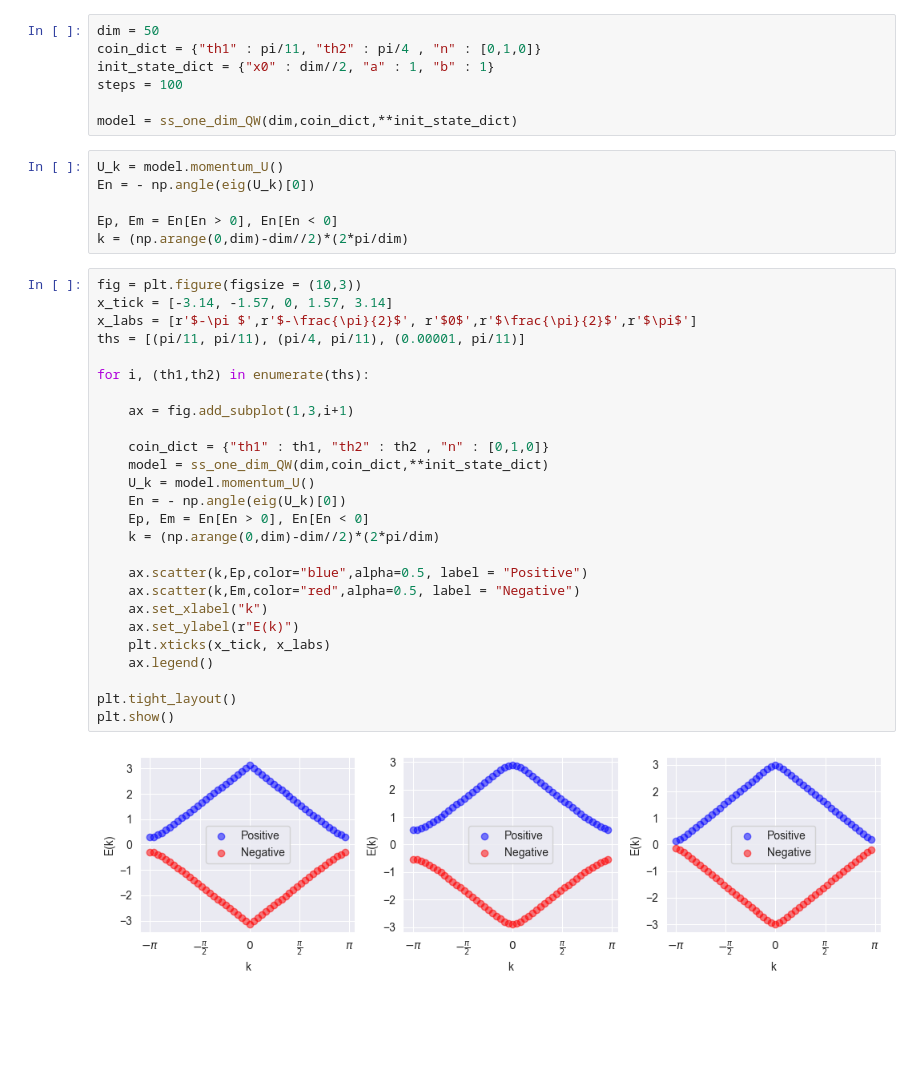
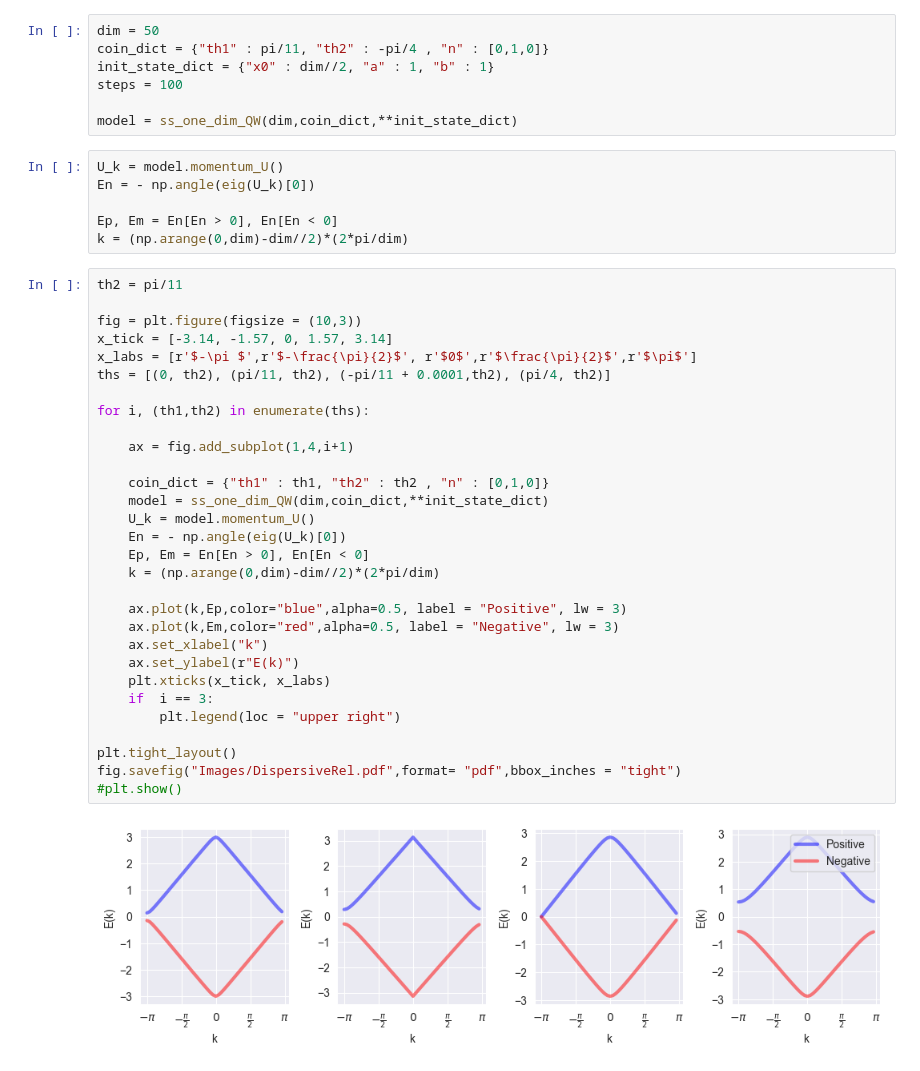
Before and after one commit to JedrekSt/M_thesis, a Jupyter notebook: Results/SSQW.ipynb, the cells around one changed output. Saved outputs shown, nothing was run; the diff lists cells and outputs as text; blank space fills up the shorter version.

```diff
--- a/Results/SSQW.ipynb
+++ b/Results/SSQW.ipynb
@@ -57,6 +56,6 @@ $\displaystyle \left(- \sin{\left(\phi \right)} \sin{\left(\theta \right)} - i \
 # %%
 dim = 50
-coin_dict = {"th1" : pi/11, "th2" : pi/4 , "n" : [0,1,0]}
+coin_dict = {"th1" : pi/11, "th2" : -pi/4 , "n" : [0,1,0]}
 init_state_dict = {"x0" : dim//2, "a" : 1, "b" : 1}
 steps = 100
 
@@ -68,30 +67,34 @@ En = - np.angle(eig(U_k)[0])
 Ep, Em = En[En > 0], En[En < 0]
 k = (np.arange(0,dim)-dim//2)*(2*pi/dim)
 # %%
+th2 = pi/11
+
 fig = plt.figure(figsize = (10,3))
 x_tick = [-3.14, -1.57, 0, 1.57, 3.14]
 x_labs = [r'$-\pi $',r'$-\frac{\pi}{2}$', r'$0$',r'$\frac{\pi}{2}$',r'$\pi$']
-ths = [(pi/11, pi/11), (pi/4, pi/11), (0.00001, pi/11)]
+ths = [(0, th2), (pi/11, th2), (-pi/11 + 0.0001,th2), (pi/4, th2)]
 
 for i, (th1,th2) in enumerate(ths):
 
-    ax = fig.add_subplot(1,3,i+1)
+    ax = fig.add_subplot(1,4,i+1)
 
     coin_dict = {"th1" : th1, "th2" : th2 , "n" : [0,1,0]}
     model = ss_one_dim_QW(dim,coin_dict,**init_state_dict)
     U_k = model.momentum_U()
     En = - np.angle(eig(U_k)[0])
     Ep, Em = En[En > 0], En[En < 0]
     k = (np.arange(0,dim)-dim//2)*(2*pi/dim)
 
-    ax.scatter(k,Ep,color="blue",alpha=0.5, label = "Positive")
-    ax.scatter(k,Em,color="red",alpha=0.5, label = "Negative")
+    ax.plot(k,Ep,color="blue",alpha=0.5, label = "Positive", lw = 3)
+    ax.plot(k,Em,color="red",alpha=0.5, label = "Negative", lw = 3)
     ax.set_xlabel("k")
     ax.set_ylabel(r"E(k)")
     plt.xticks(x_tick, x_labs)
-    ax.legend()
+    if  i == 3:
+        plt.legend(loc = "upper right")
 
 plt.tight_layout()
-plt.show()
+fig.savefig("Images/DispersiveRel.pdf",format= "pdf",bbox_inches = "tight")
+#plt.show()
 # %% [output]
-[figure, old version]
+[figure, new version]
```
Also changed, not shown: parts of 2 cells of this notebook, 3 other files.
